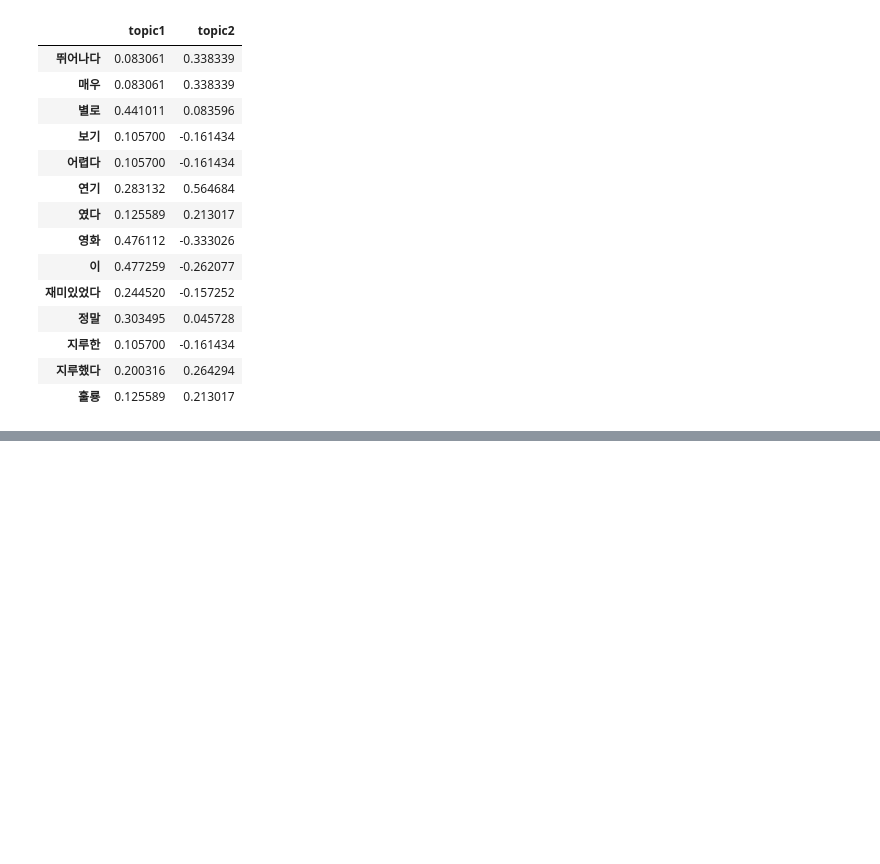
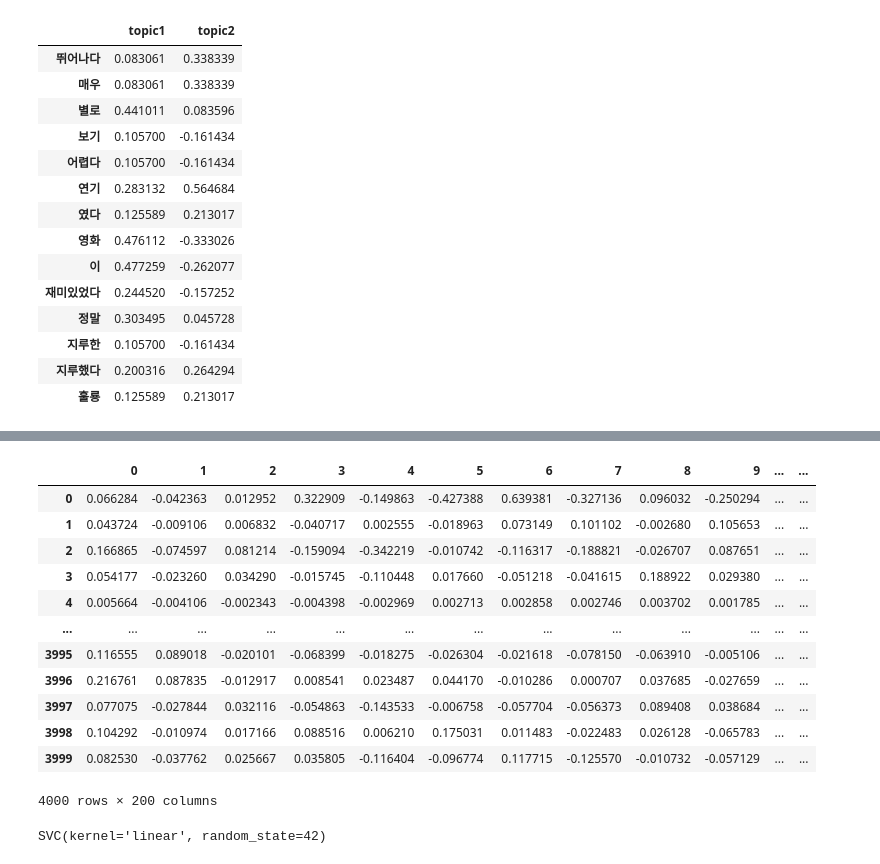
Before and after one commit to bsmoon-86/multicam_11, a Jupyter notebook: 20260604/01_tfidf,LSA.ipynb, the cells around one changed output, grey strips where cells are left out. Saved outputs shown, nothing was run; the diff lists cells and outputs as text; code cells hidden in the pictures; blank space fills up the shorter version.

```diff
--- a/20260604/01_tfidf,LSA.ipynb
+++ b/20260604/01_tfidf,LSA.ipynb
@@ -221,0 +312,2 @@ pd.DataFrame(components,index=['topic1', 'topic2'] ,columns = features).T
+# %%
+svc.fit(X_train_vec, y_train)
@@ -221,0 +329,9 @@ pd.DataFrame(components,index=['topic1', 'topic2'] ,columns = features).T
+# %%
+# SVD를 이용하여 차원 축소 -> 200개의 피쳐로 축소
+lsa = TruncatedSVD(
+    n_components=200,
+    random_state= 42
+)
+# %%
+X_train_lsa = lsa.fit_transform(X_train_vec)
+X_test_lsa = lsa.transform(X_test_vec)
@@ -221,0 +342,2 @@ pd.DataFrame(components,index=['topic1', 'topic2'] ,columns = features).T
+# %%
+svc.fit(X_train_lsa, y_train)
@@ -221,0 +359,16 @@ pd.DataFrame(components,index=['topic1', 'topic2'] ,columns = features).T
+# %%
+pd.DataFrame(X_train_lsa)
+# %% [output]
+|  | 0 | 1 | 2 | 3 | 4 | 5 | 6 | 7 | 8 | 9 | ... | ... |
+| 0 | 0.066284 | -0.042363 | 0.012952 | 0.322909 | -0.149863 | -0.427388 | 0.639381 | -0.327136 | 0.096032 | -0.250294 | ... | ... |
+| 1 | 0.043724 | -0.009106 | 0.006832 | -0.040717 | 0.002555 | -0.018963 | 0.073149 | 0.101102 | -0.002680 | 0.105653 | ... | ... |
+| 2 | 0.166865 | -0.074597 | 0.081214 | -0.159094 | -0.342219 | -0.010742 | -0.116317 | -0.188821 | -0.026707 | 0.087651 | ... | ... |
+| 3 | 0.054177 | -0.023260 | 0.034290 | -0.015745 | -0.110448 | 0.017660 | -0.051218 | -0.041615 | 0.188922 | 0.029380 | ... | ... |
+| 4 | 0.005664 | -0.004106 | -0.002343 | -0.004398 | -0.002969 | 0.002713 | 0.002858 | 0.002746 | 0.003702 | 0.001785 | ... | ... |
+| ... | ... | ... | ... | ... | ... | ... | ... | ... | ... | ... | ... | ... |
+| 3995 | 0.116555 | 0.089018 | -0.020101 | -0.068399 | -0.018275 | -0.026304 | -0.021618 | -0.078150 | -0.063910 | -0.005106 | ... | ... |
+| 3996 | 0.216761 | 0.087835 | -0.012917 | 0.008541 | 0.023487 | 0.044170 | -0.010286 | 0.000707 | 0.037685 | -0.027659 | ... | ... |
+| 3997 | 0.077075 | -0.027844 | 0.032116 | -0.054863 | -0.143533 | -0.006758 | -0.057704 | -0.056373 | 0.089408 | 0.038684 | ... | ... |
+| 3998 | 0.104292 | -0.010974 | 0.017166 | 0.088516 | 0.006210 | 0.175031 | 0.011483 | -0.022483 | 0.026128 | -0.065783 | ... | ... |
+| 3999 | 0.082530 | -0.037762 | 0.025667 | 0.035805 | -0.116404 | -0.096774 | 0.117715 | -0.125570 | -0.010732 | -0.057129 | ... | ... |
+4000 rows × 200 columns
@@ -221,0 +382,4 @@ pd.DataFrame(components,index=['topic1', 'topic2'] ,columns = features).T
+# %%
+svc.fit(X_train_sc, y_train)
+# %% [output]
+SVC(kernel='linear', random_state=42)
```
Also changed, not shown: parts of 39 cells of this notebook, 5 other files.
